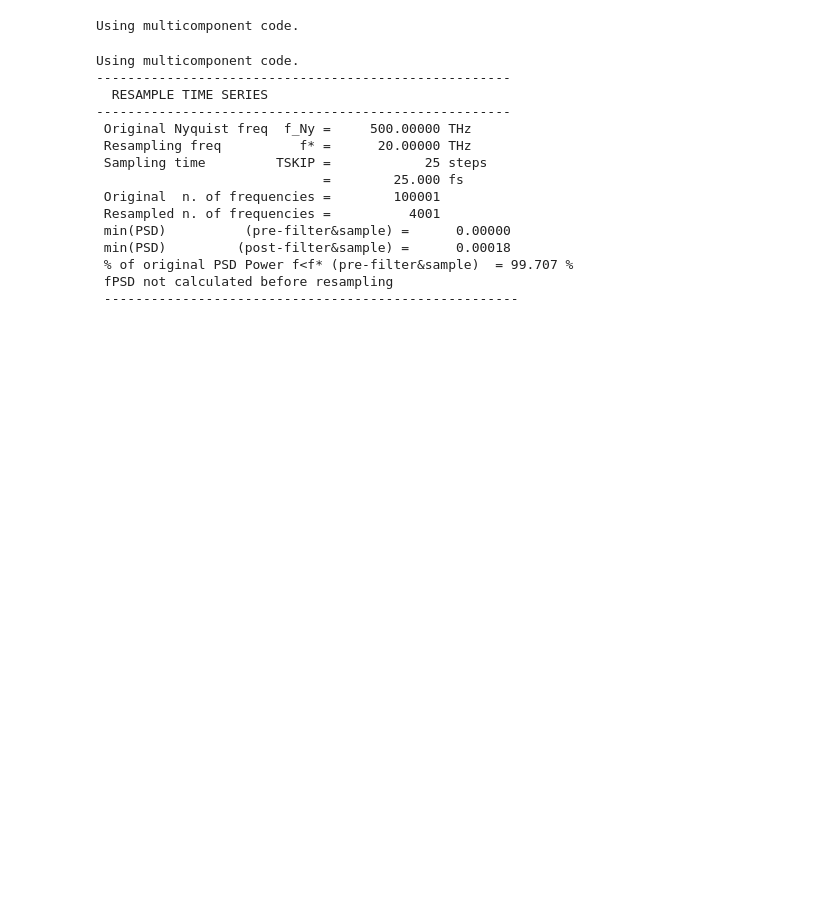
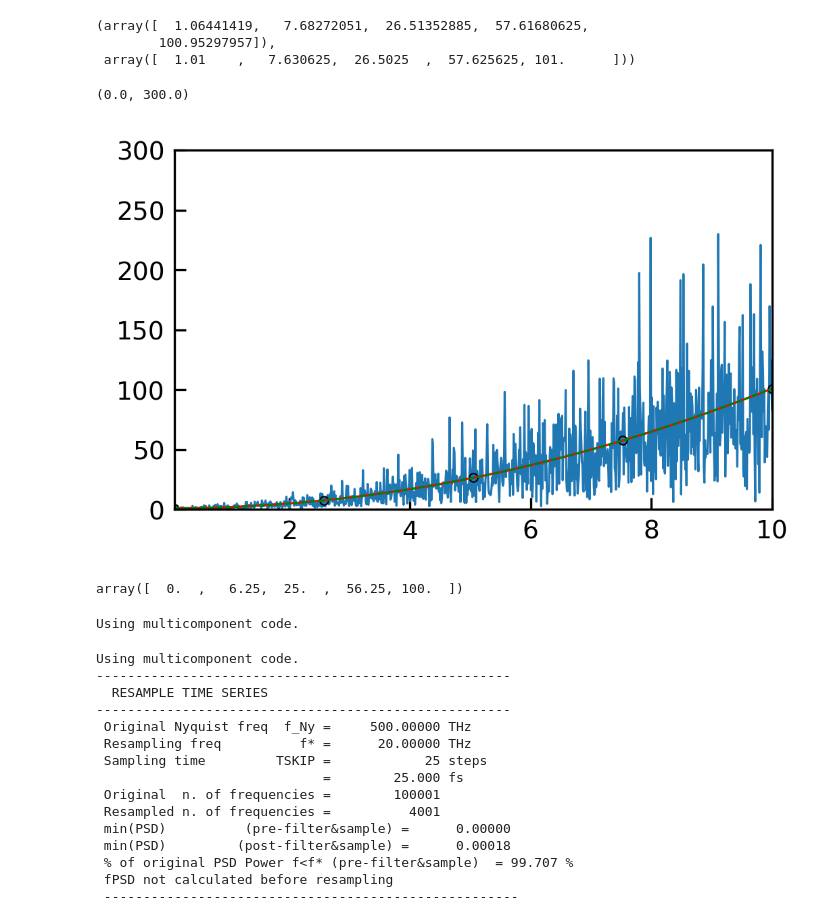
Before and after one commit to ppegolo/sportran, a Jupyter notebook: examples/06_example_bayesian_regression.ipynb, the cells around one changed output. Saved outputs shown, nothing was run; the diff lists cells and outputs as text; code cells hidden in the pictures; blank space fills up the shorter version.

```diff
--- a/examples/06_example_bayesian_regression.ipynb
+++ b/examples/06_example_bayesian_regression.ipynb
@@ -68,0 +243,15 @@ dc=np.load('data/bayesian/CsF/dc_minimal.npy', allow_pickle=True).item()
+# %%
+npar = 5
+nsam = 1000
+
+omega = np.linspace(0.1, 10, nsam, endpoint=True)
+omega_fixed = np.linspace(0.1, 10, npar, endpoint=True)
+
+truth = np.abs(omega**2) + 1
+true_params = np.abs(omega_fixed**2) + 1
+noise = np.random.chisquare(df=6, size=truth.shape)/6
+data_ = truth*noise
+
+w0 = true_params + np.random.normal(size=true_params.shape)*0.05
+# %%
+params_od = do_mle_od(data_, w0, model_od, omega, omega_fixed, solver='CG')
@@ -69,3 +277,27 @@ dc=np.load('data/bayesian/CsF/dc_minimal.npy', allow_pickle=True).item()
+# %%
+params_od, true_params
+# %% [output]
+(array([  1.06441419,   7.68272051,  26.51352885,  57.61680625,
+        100.95297957]),
+ array([  1.01    ,   7.630625,  26.5025  ,  57.625625, 101.      ]))
+# %%
+fig, ax = plt.subplots()
+
+pl, = ax.plot(omega, data_)
+ax.plot(omega_fixed, true_params, 'o', color = pl.get_color(), markeredgecolor='black', markeredgewidth=0.5)
+spl = model_od(omega_fixed, params_od)
+ax.plot(omega, spl(omega), c = 'red')
+spl = model_od(omega_fixed, true_params)
+ax.plot(omega, spl(omega), c = 'green', ls = '--')
+
+ax.set_ylim(0,300)
+# %% [output]
+(0.0, 300.0)
+[figure, added]
+# %%
+true_params
+# %% [output]
+array([  0.  ,   6.25,  25.  ,  56.25, 100.  ])
 # %%
 flux=st.HeatCurrent([(dc['qflux']), (dc['ele_flux'])],
                       DT_FS=1,
```
Also changed, not shown: parts of 26 cells of this notebook, 4 other files.
